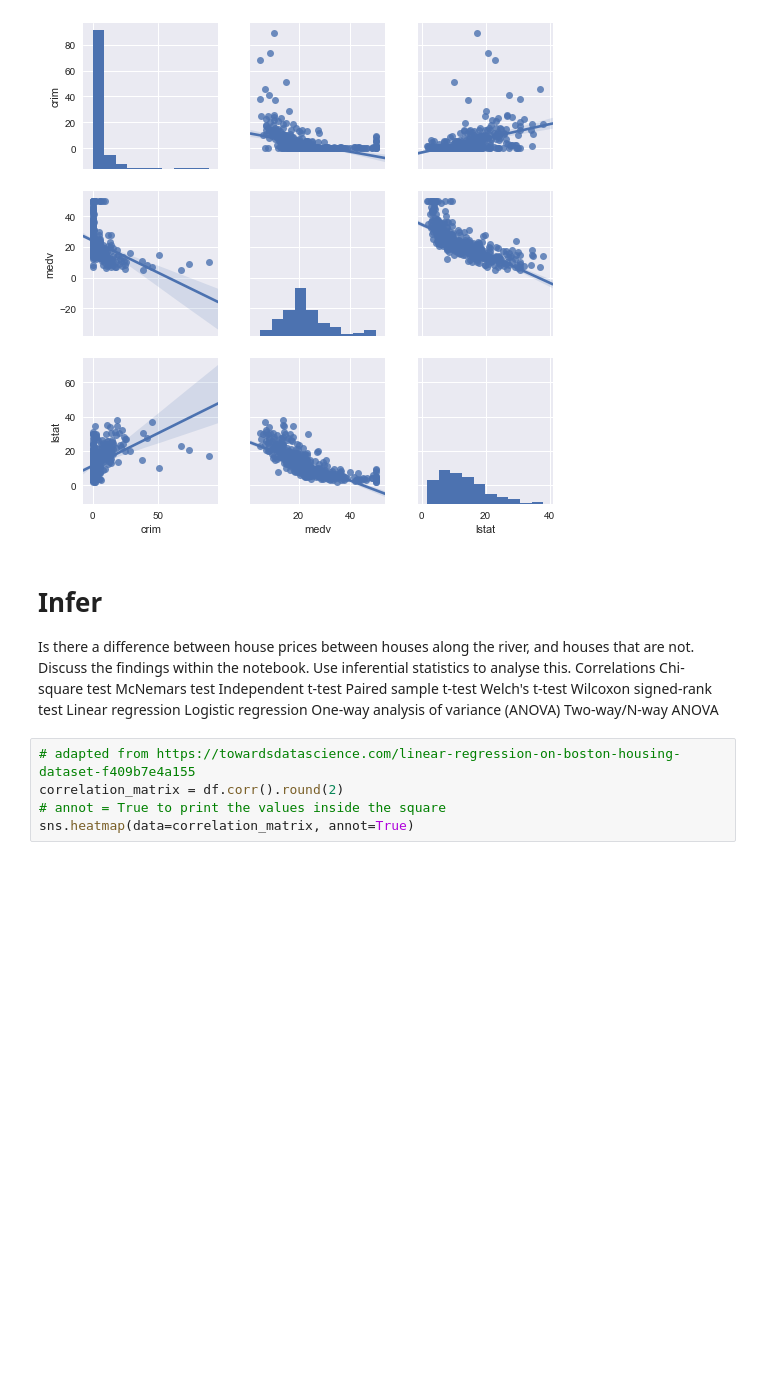
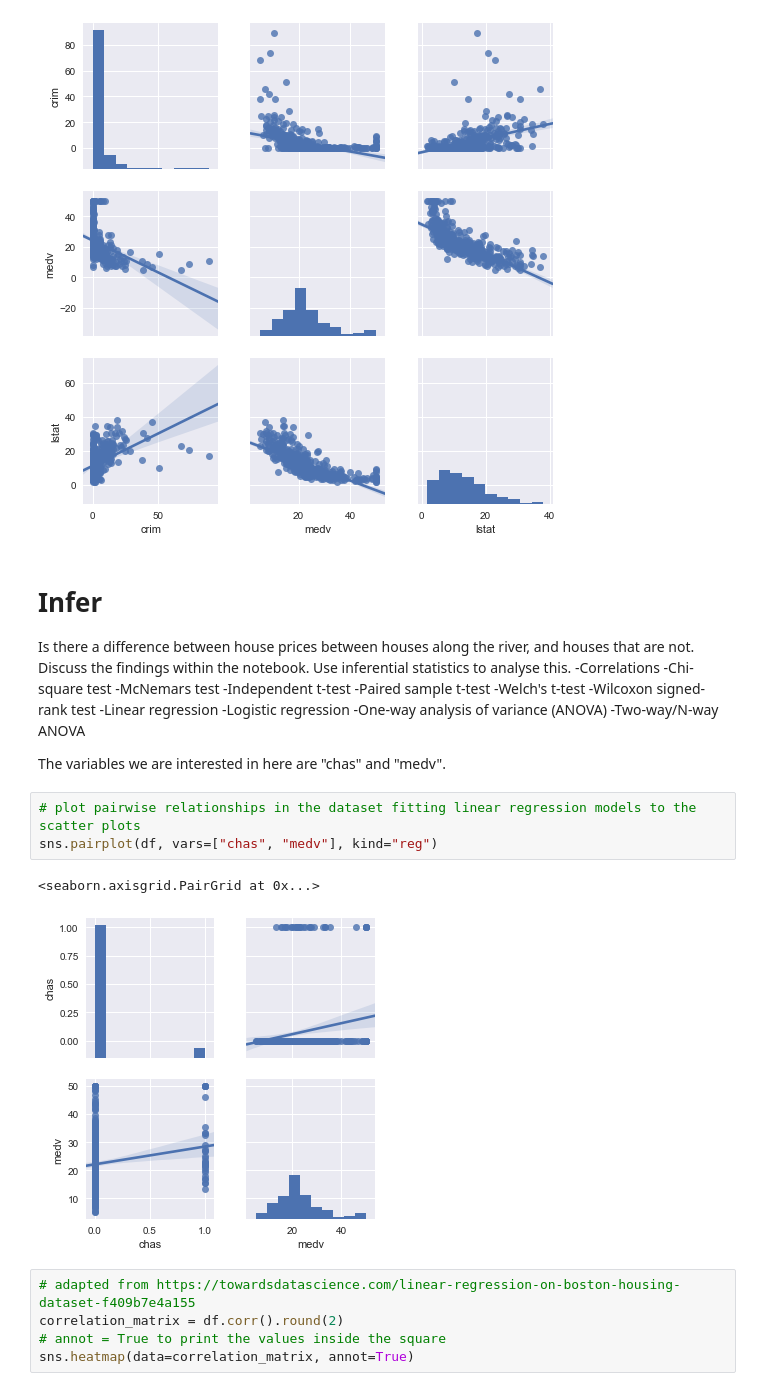
Before and after one commit to davidobrien1/MLSProject, a Jupyter notebook: mlsproject.ipynb, the cells around one changed output. Cells and saved outputs as stored; diff of their text form; blank space fills up the shorter version.

```diff
--- a/mlsproject.ipynb
+++ b/mlsproject.ipynb
@@ -120,17 +141,25 @@ sns.pairplot(df, vars=["crim", "medv","lstat"], kind="reg")
 # %% [markdown]
 # Infer
 Is there a difference between house prices between houses along the river, and houses that are not. Discuss the findings within the notebook.  Use inferential statistics to analyse this.
-Correlations
-Chi-square test
-McNemars test
-Independent t-test
-Paired sample t-test
-Welch's t-test
-Wilcoxon signed-rank test
-Linear regression
-Logistic regression
-One-way analysis of variance (ANOVA)
-Two-way/N-way ANOVA
+-Correlations
+-Chi-square test
+-McNemars test
+-Independent t-test
+-Paired sample t-test
+-Welch's t-test
+-Wilcoxon signed-rank test
+-Linear regression
+-Logistic regression
+-One-way analysis of variance (ANOVA)
+-Two-way/N-way ANOVA
+
+The variables we are interested in here are "chas" and "medv".
+# %%
+# plot pairwise relationships in the dataset fitting linear regression models to the scatter plots
+sns.pairplot(df, vars=["chas", "medv"], kind="reg")
+# %% [output]
+<seaborn.axisgrid.PairGrid at 0x...>
+[figure, added]
 # %%
 # adapted from https://towardsdatascience.com/linear-regression-on-boston-housing-dataset-f409b7e4a155
 correlation_matrix = df.corr().round(2)
```
Also changed, not shown: parts of 3 cells of this notebook.
